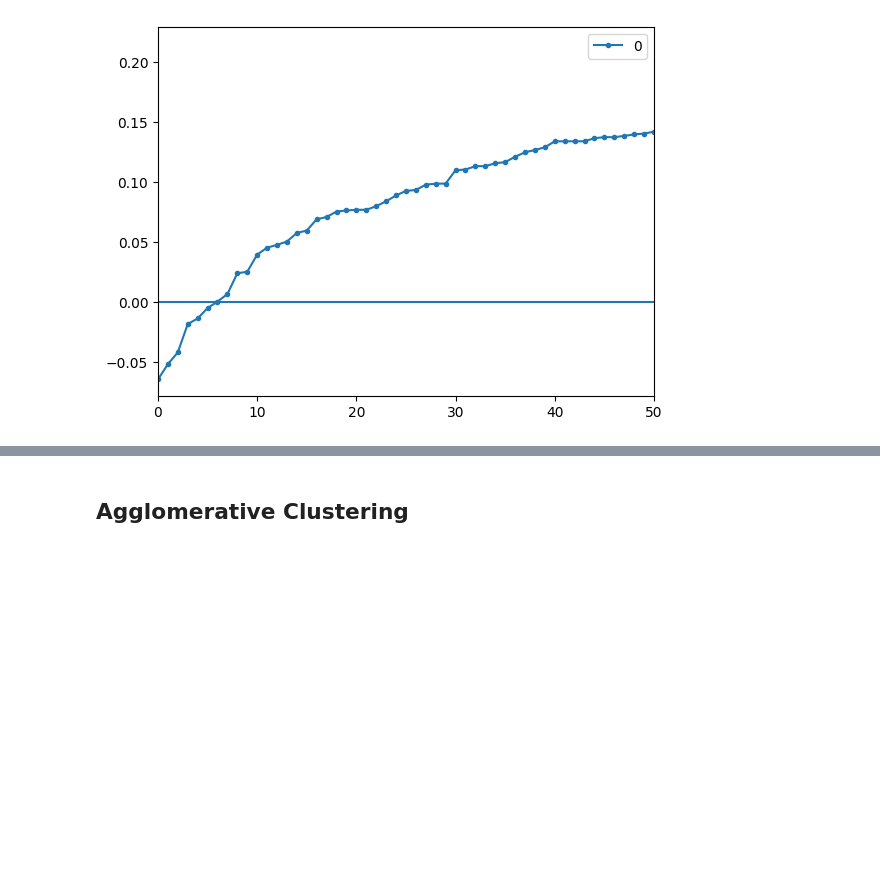
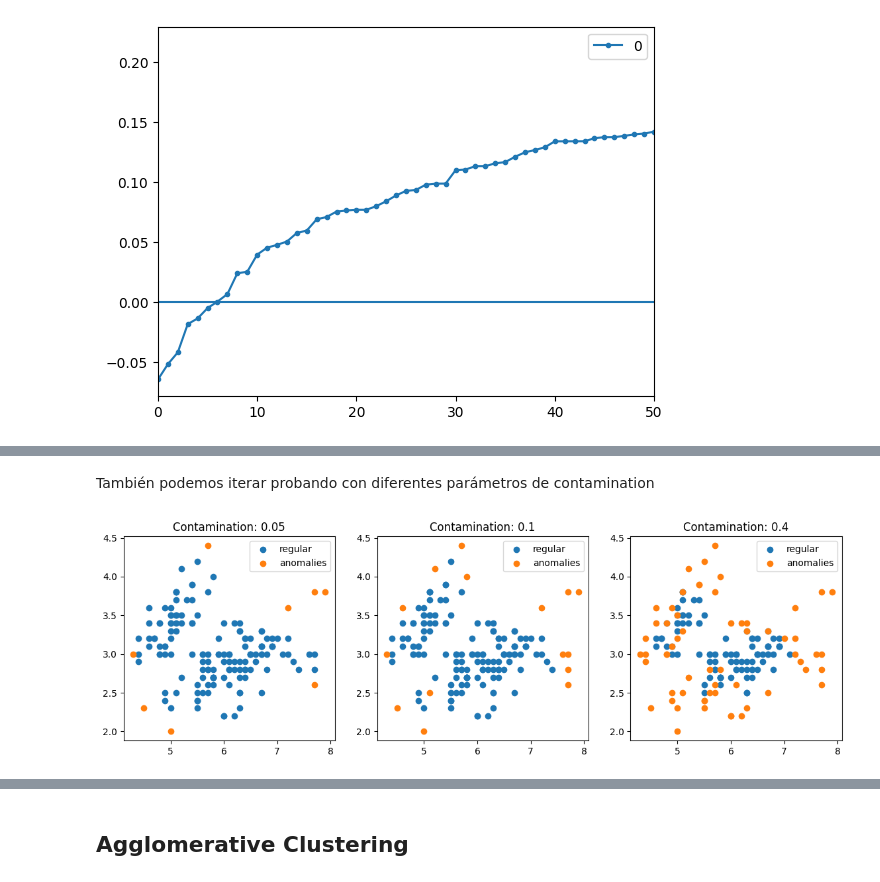
Before and after one commit to dtoralg/TheValley_MDS, a Jupyter notebook: notebooks/E2_Clustering_Jeraquico_con_IRIS.ipynb, the cells around one changed output, grey strips where cells are left out. Saved outputs shown, nothing was run; the diff lists cells and outputs as text; code cells hidden in the pictures; blank space fills up the shorter version.

```diff
--- a/notebooks/E2_Clustering_Jeraquico_con_IRIS.ipynb
+++ b/notebooks/E2_Clustering_Jeraquico_con_IRIS.ipynb
@@ -229,0 +227,24 @@ plt.show()
+# %% [markdown]
+También podemos iterar probando con diferentes parámetros de contamination
+# %%
+contaminations = (0.05, 0.1, 0.4)
+
+fig, axes = plt.subplots(1, 3, figsize=(14, 4))
+
+for c, ax in zip(contaminations, axes):
+  # Repetimos el entrenamiento para cada valor de contaminación
+  forest = IsolationForest(n_estimators=100, contamination=c, random_state=1)
+  forest.fit(X)
+  prediction = forest.predict(X)
+  ax.set_title(f"Contamination: {c}")
+
+  # Dividimos la matriz de atributos entre observaciones regulares y outliers
+  regular = X[prediction == 1]
+  anomalies = X[prediction == -1]
+
+  ax.scatter(regular[:,0], regular[:,1], label = "regular")
+  ax.scatter(anomalies[:,0], anomalies[:,1], label = "anomalies")
+
+  ax.legend()
+# %% [output]
+[figure, added]
```
Also changed, not shown: parts of 9 cells of this notebook.
